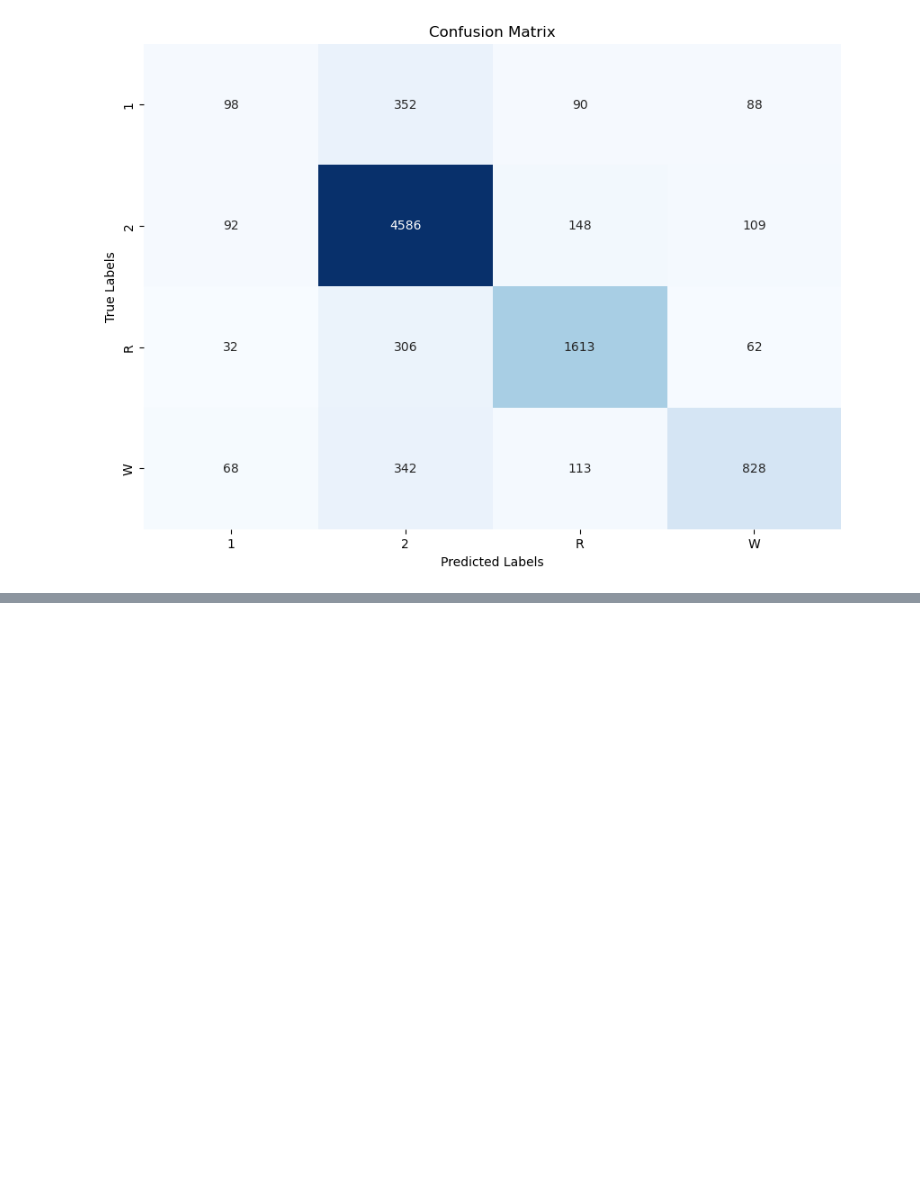
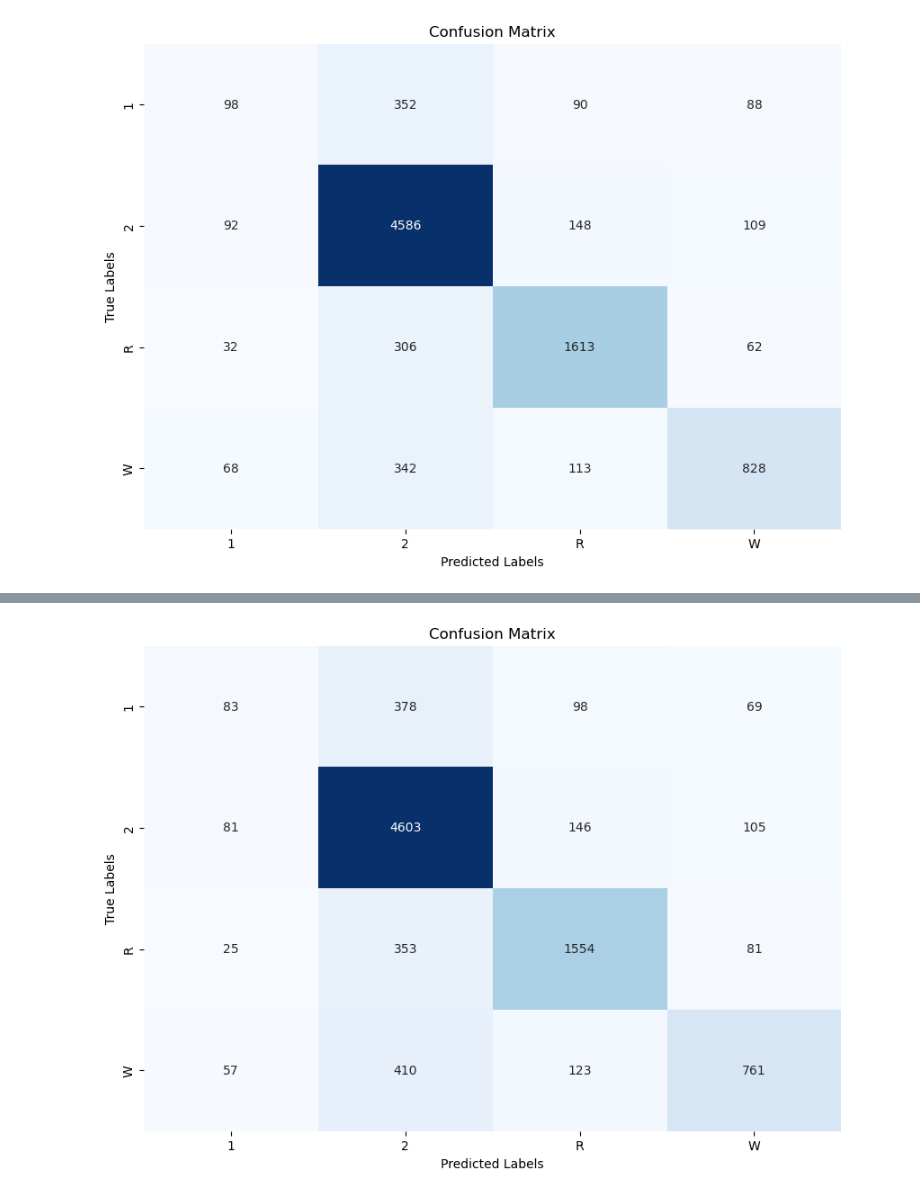
Before and after one commit to LamaHasbini/FYP-ML-Implementation, a Jupyter notebook: sleep_staging_RF.ipynb, the cells around one changed output, grey strips where cells are left out. Saved outputs shown, nothing was run; the diff lists cells and outputs as text; code cells hidden in the pictures; blank space fills up the shorter version.

```diff
--- a/sleep_staging_RF.ipynb
+++ b/sleep_staging_RF.ipynb
@@ -464,0 +516,23 @@ plt.show()
+# %%
+if "Gender" in X.columns:
+    le = LabelEncoder()
+    X["Gender"] = le.fit_transform(X["Gender"])  # Converts 'Female' -> 0, 'Male' -> 1
+
+sm = SMOTE(random_state=42)
+X_resampled, y_resampled = sm.fit_resample(X, y)
+# %%
+X_train, X_test, y_train, y_test = train_test_split(X, y, test_size=0.2, random_state=42)
+# %%
+param_grid = {
+    'n_estimators': [50, 100, 200],  # Number of trees
+    'max_depth': [None, 10, 20, 30],  # Tree depth
+    'min_samples_split': [2, 5, 10],  # Minimum samples per split
+    'min_samples_leaf': [1, 2, 4],  # Minimum samples per leaf
+    'bootstrap': [True, False]  # Sampling technique
+}
+
+rf = RandomForestClassifier(class_weight='balanced', random_state=42)
+grid_search = GridSearchCV(rf, param_grid, cv=5, scoring='accuracy', n_jobs=-1)
+grid_search.fit(X_train, y_train)
+
+print("Best parameters:", grid_search.best_params_)
@@ -464,0 +541,4 @@ plt.show()
+# %%
+best_rf = grid_search.best_estimator_
+
+y_pred = best_rf.predict(X_test)
@@ -464,0 +558,16 @@ plt.show()
+# %%
+conf_matrix = confusion_matrix(y_test, y_pred)
+
+# Plotting the confusion matrix
+plt.figure(figsize=(10, 7))  # Set the size of the plot
+sns.heatmap(conf_matrix, annot=True, fmt='g', cmap='Blues',
+            xticklabels=['1', '2', 'R', 'W'],
+            yticklabels=['1', '2', 'R', 'W'],
+            cbar=False)  # Disable color bar
+
+plt.title('Confusion Matrix')
+plt.xlabel('Predicted Labels')
+plt.ylabel('True Labels')
+plt.show()
+# %% [output]
+[figure, added]
```
Also changed, not shown: parts of 13 cells of this notebook, 2 other files.
